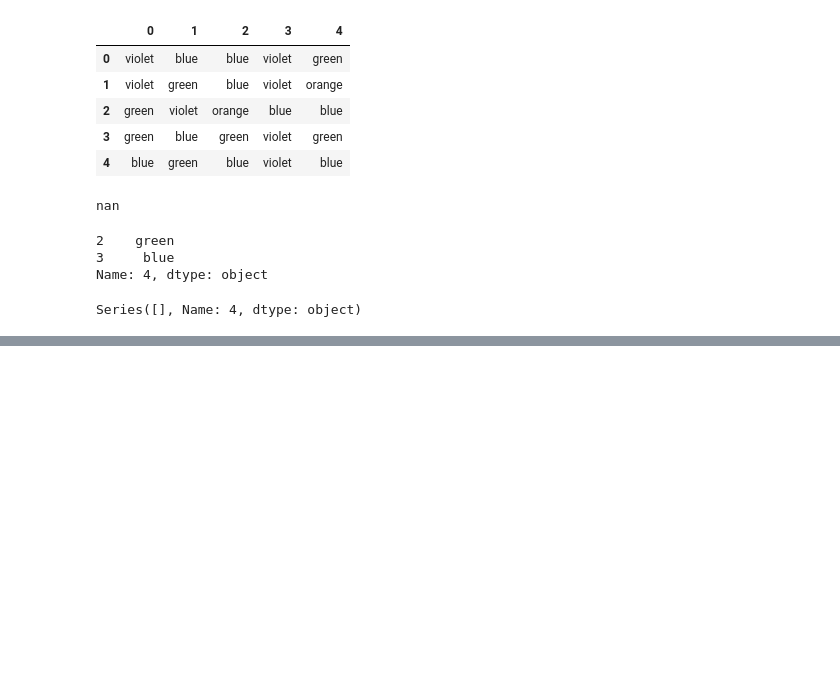
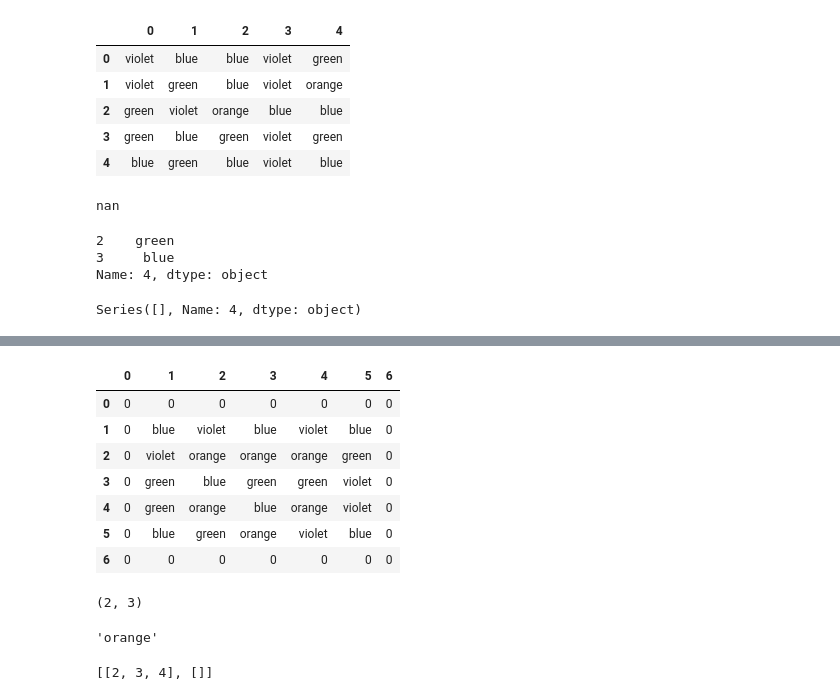
Before and after one commit to danielskih/Candy-crush-bot, a Jupyter notebook: Candy crash v6.ipynb, the cells around one changed output, grey strips where cells are left out. Cells and saved outputs as stored; diff of their text form; code cells hidden in the pictures; blank space fills up the shorter version.

```diff
--- a/Candy crash v6.ipynb
+++ b/Candy crash v6.ipynb
@@ -486,0 +525,13 @@ NameError: name 'Root' is not defined
+# %%
+test2 = move_to(Root.board, [1, 3], [2, 3])
+# %%
+test2
+# %% [output]
+|  | 0 | 1 | 2 | 3 | 4 | 5 | 6 |
+| 0 | 0 | 0 | 0 | 0 | 0 | 0 | 0 |
+| 1 | 0 | blue | violet | blue | violet | blue | 0 |
+| 2 | 0 | violet | orange | orange | orange | green | 0 |
+| 3 | 0 | green | blue | green | green | violet | 0 |
+| 4 | 0 | green | orange | blue | orange | violet | 0 |
+| 5 | 0 | blue | green | orange | violet | blue | 0 |
+| 6 | 0 | 0 | 0 | 0 | 0 | 0 | 0 |
@@ -487,3 +540,19 @@ NameError: name 'Root' is not defined
+# %%
+pos[0], pos[1]
+# %% [output]
+(2, 3)
+# %%
+board.loc[2][3]
+# %% [output]
+'orange'
+# %%
+'''Given a tile coordinates rake the grid column-vise and row-wize'''
+board = test2
+pos = 2, 3
+matches = [rake(board.loc[pos[0]], pos[1]), rake(board.loc[:,pos[1]], pos[0])]
+matches
+# %% [output]
+[[2, 3, 4], []]
 # %%
 root=pd.DataFrame(np.zeros([5,5]).astype(int))
 # %%
```
Also changed, not shown: parts of 38 cells of this notebook, 1 other file.
